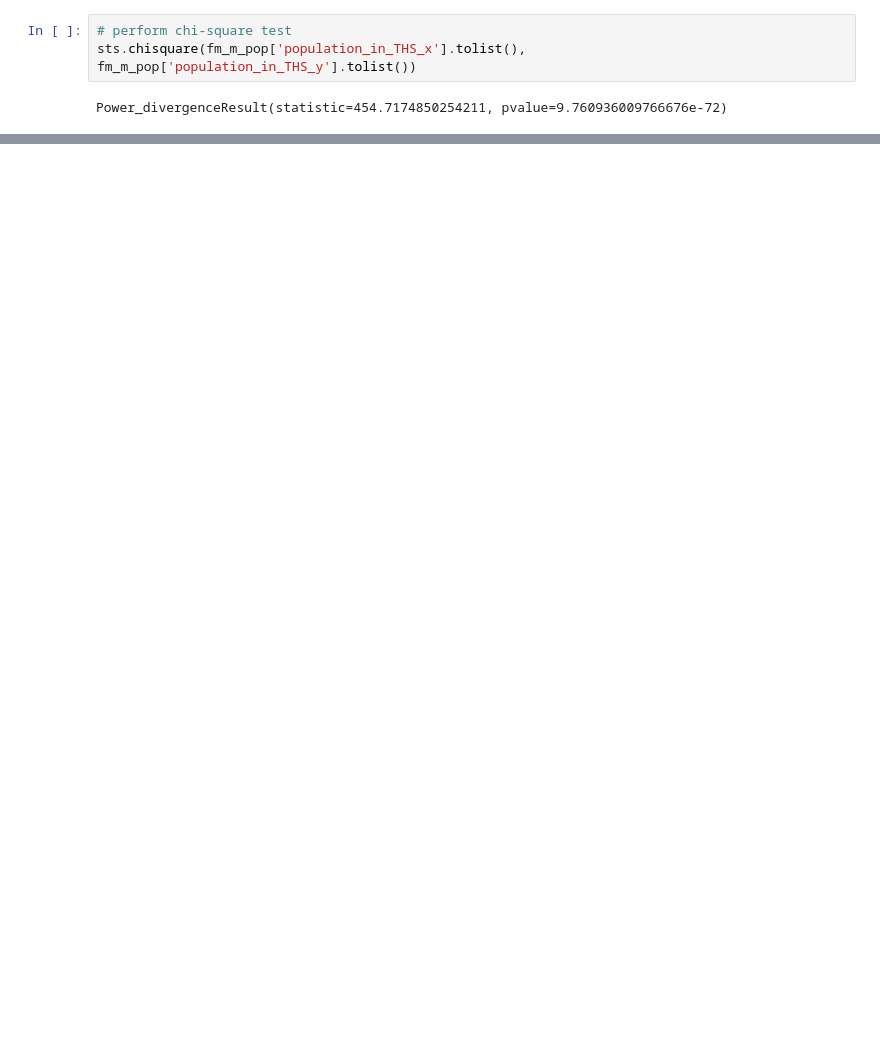
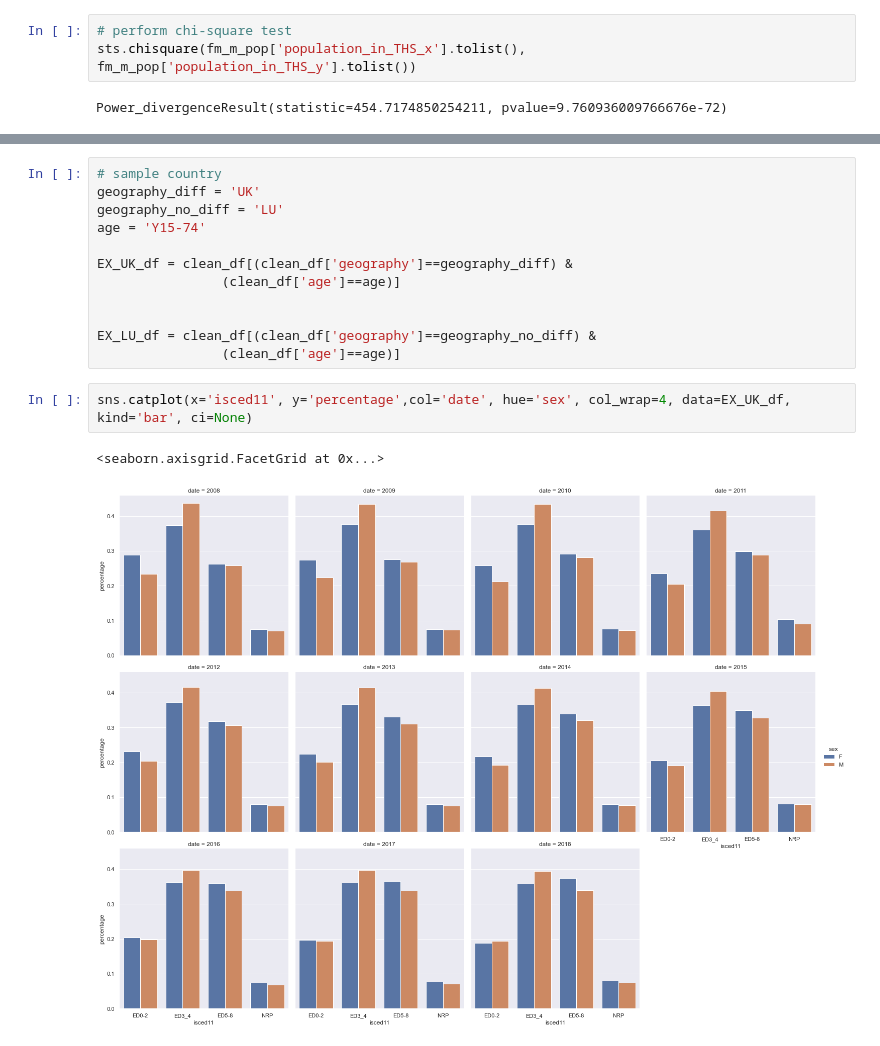
Before and after one commit to ywu223/Capstone1_Compsognathus, a Jupyter notebook: Project_1_LingLv.ipynb, the cells around one changed output, grey strips where cells are left out. Drawn from its saved outputs; the diff is of its cells as text; blank space fills up the shorter version.

```diff
--- a/Project_1_LingLv.ipynb
+++ b/Project_1_LingLv.ipynb
@@ -370,0 +374,17 @@ m_pop = clean_df[(clean_df['sex']=='M')]
+# %%
+# sample country
+geography_diff = 'UK'
+geography_no_diff = 'LU'
+age = 'Y15-74'
+
+EX_UK_df = clean_df[(clean_df['geography']==geography_diff) &
+                (clean_df['age']==age)]
+
+
+EX_LU_df = clean_df[(clean_df['geography']==geography_no_diff) &
+                (clean_df['age']==age)]
+# %%
+sns.catplot(x='isced11', y='percentage',col='date', hue='sex', col_wrap=4, data=EX_UK_df, kind='bar', ci=None)
+# %% [output]
+<seaborn.axisgrid.FacetGrid at 0x...>
+[figure, added]
```
Also changed, not shown: parts of 30 cells of this notebook.
